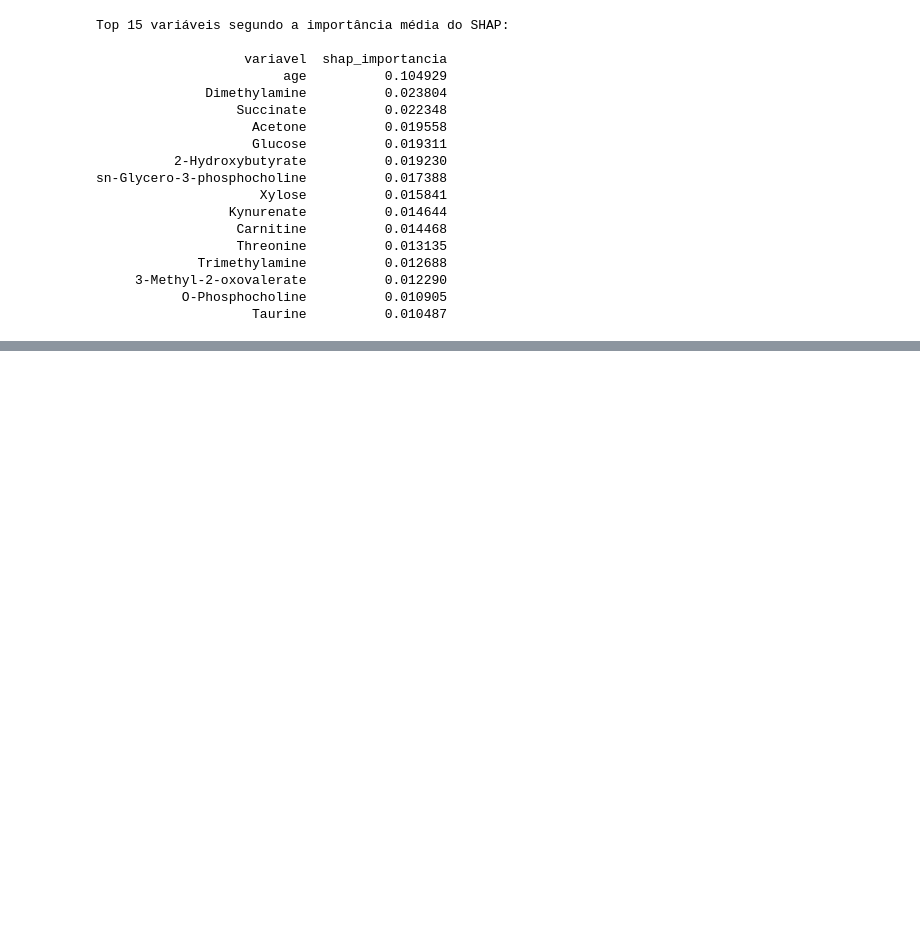
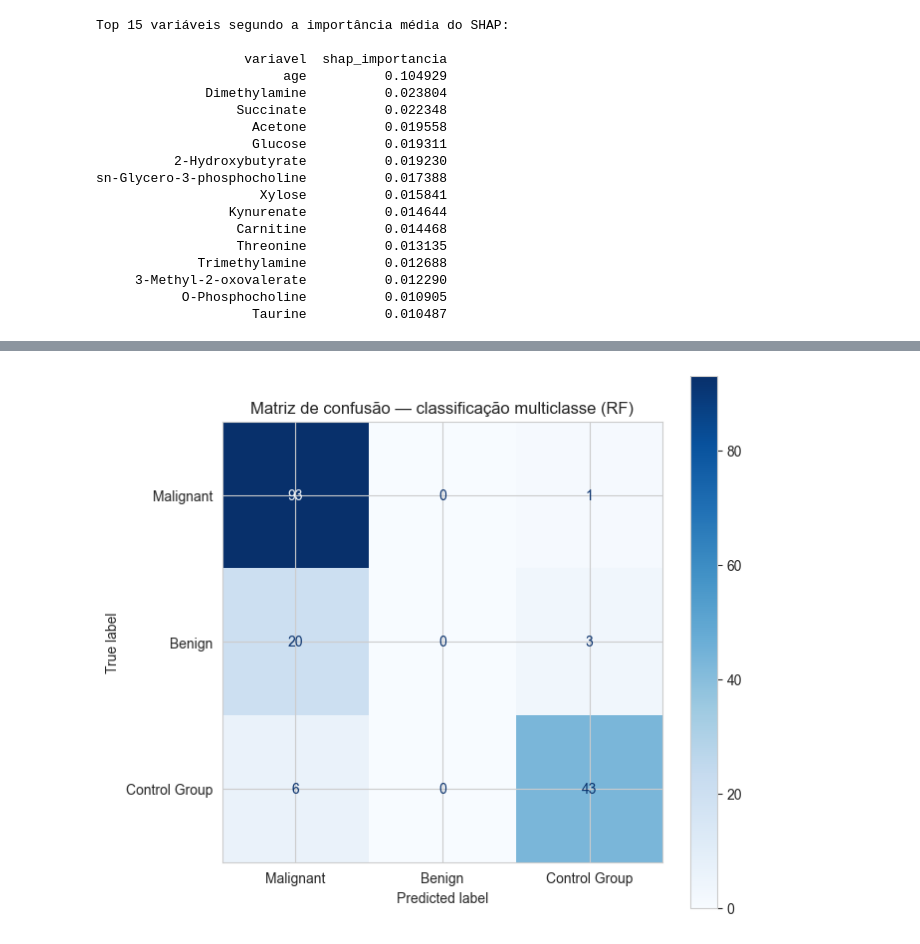
Before and after one commit to brenoluca21/tcc-metabolomics-canine-cancer-ml, a Jupyter notebook: notebook/exploration.ipynb, the cells around one changed output, grey strips where cells are left out. Cells and saved outputs as stored; diff of their text form; code cells hidden in the pictures; blank space fills up the shorter version.

```diff
--- a/notebook/exploration.ipynb
+++ b/notebook/exploration.ipynb
@@ -1582,0 +1778,20 @@ Diferença:      0.096
+# %%
+## Preparação da variável alvo multiclasse
+
+# Diferente da recodificação binária utilizada nos experimentos
+# principais deste trabalho, aqui a variável alvo original de
+# três categorias (Malignant, Benign, Control Group) é mantida
+# sem agrupamento, permitindo investigar separadamente o
+# comportamento do modelo em relação a cada uma delas.
+# ----------------------------------------------------------
+y_multiclasse = dataset_final['tumor_state'].map({
+    'Malignant': 0,
+    'Benign': 1,
+    'Control Group': 2
+})
+
+nomes_classes = ['Malignant', 'Benign', 'Control Group']
+
+print("Distribuição da variável alvo multiclasse:")
+print(y_multiclasse.value_counts())
+print(f"\nProporções: {(y_multiclasse.value_counts(normalize=True) * 100).round(1).to_dict()}")
@@ -1582,0 +1917,16 @@ Diferença:      0.096
+# %%
+## Visualização da matriz de confusão
+
+# ----------------------------------------------------------
+cm = confusion_matrix(y_true_multi, y_pred_multi)
+
+fig, ax = plt.subplots(figsize=(7, 6))
+disp = ConfusionMatrixDisplay(confusion_matrix=cm, display_labels=nomes_classes)
+disp.plot(ax=ax, cmap='Blues', values_format='d')
+ax.set_title('Matriz de confusão — classificação multiclasse (RF)')
+
+plt.tight_layout()
+plt.savefig('../figuras/matriz_confusao_multiclasse.png', dpi=150)
+plt.show()
+# %% [output]
+[figure, added]
```
Also changed, not shown: parts of 15 cells of this notebook, 3 other files.
